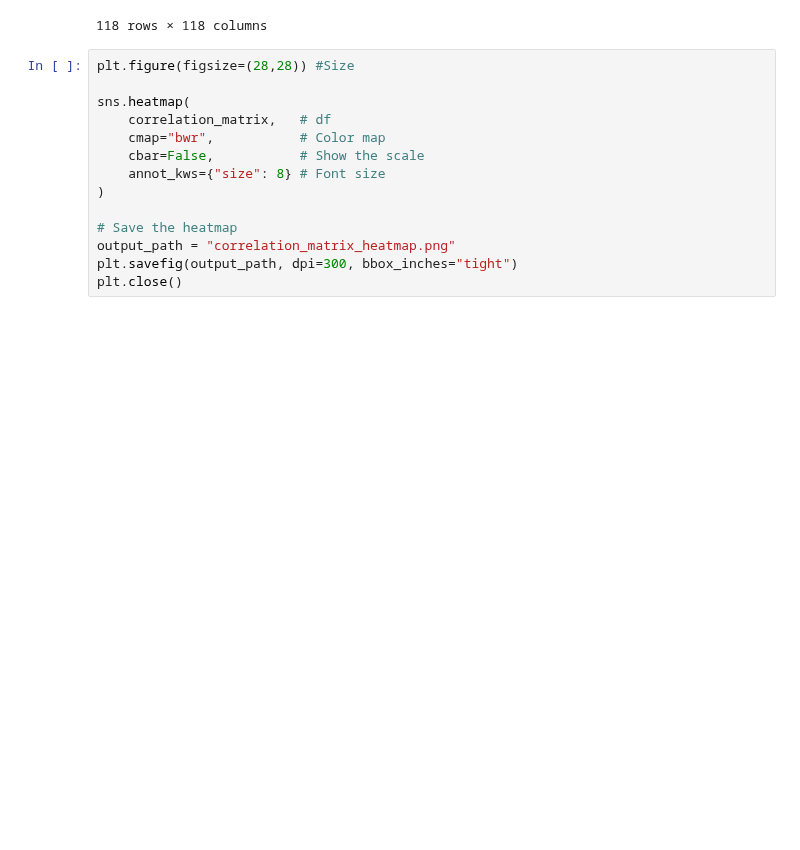
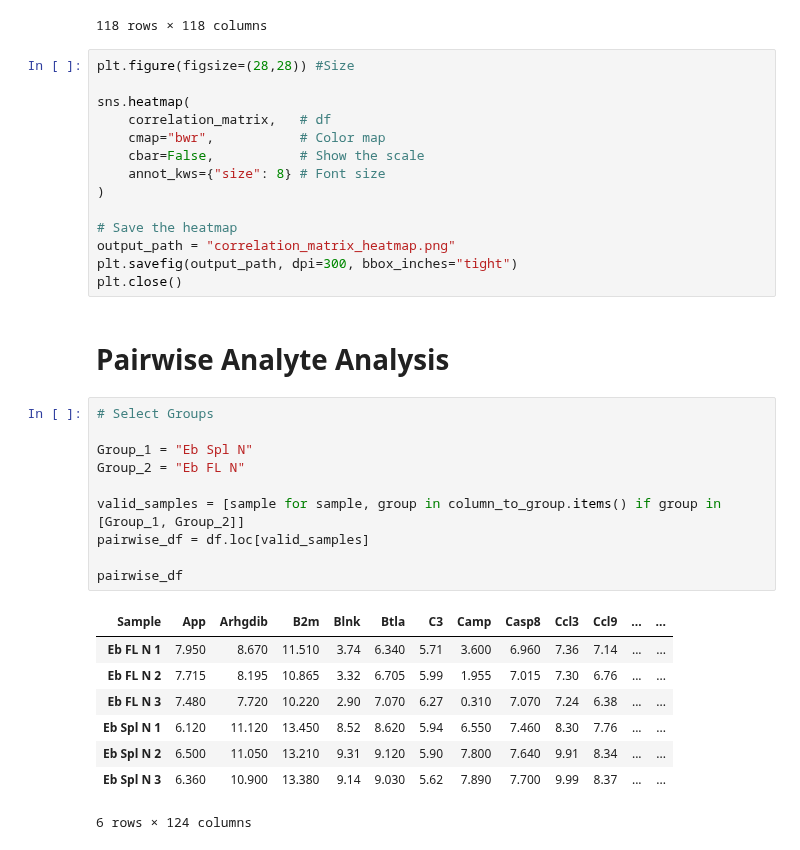
Before and after one commit to Perik-Zavodskii/BulkOmicsTools, a Jupyter notebook: BulkOmicsTools.ipynb, the cells around one changed output. Drawn from its saved outputs; the diff is of its cells as text; blank space fills up the shorter version.

```diff
--- a/BulkOmicsTools.ipynb
+++ b/BulkOmicsTools.ipynb
@@ -414,3 +399,24 @@ sns.heatmap(
 output_path = "correlation_matrix_heatmap.png"
 plt.savefig(output_path, dpi=300, bbox_inches="tight")
 plt.close()
+# %% [markdown]
+# Pairwise Analyte Analysis
+# %%
+# Select Groups
+
+Group_1 = "Eb Spl N"
+Group_2 = "Eb FL N"
+
+valid_samples = [sample for sample, group in column_to_group.items() if group in [Group_1, Group_2]]
+pairwise_df = df.loc[valid_samples]
+
+pairwise_df
+# %% [output]
+| Sample | App | Arhgdib | B2m | Blnk | Btla | C3 | Camp | Casp8 | Ccl3 | Ccl9 | ... | ... |
+| Eb FL N 1 | 7.950 | 8.670 | 11.510 | 3.74 | 6.340 | 5.71 | 3.600 | 6.960 | 7.36 | 7.14 | ... | ... |
+| Eb FL N 2 | 7.715 | 8.195 | 10.865 | 3.32 | 6.705 | 5.99 | 1.955 | 7.015 | 7.30 | 6.76 | ... | ... |
+| Eb FL N 3 | 7.480 | 7.720 | 10.220 | 2.90 | 7.070 | 6.27 | 0.310 | 7.070 | 7.24 | 6.38 | ... | ... |
+| Eb Spl N 1 | 6.120 | 11.120 | 13.450 | 8.52 | 8.620 | 5.94 | 6.550 | 7.460 | 8.30 | 7.76 | ... | ... |
+| Eb Spl N 2 | 6.500 | 11.050 | 13.210 | 9.31 | 9.120 | 5.90 | 7.800 | 7.640 | 9.91 | 8.34 | ... | ... |
+| Eb Spl N 3 | 6.360 | 10.900 | 13.380 | 9.14 | 9.030 | 5.62 | 7.890 | 7.700 | 9.99 | 8.37 | ... | ... |
+6 rows × 124 columns
```
Also changed, not shown: parts of 13 cells of this notebook, 4 other files.
